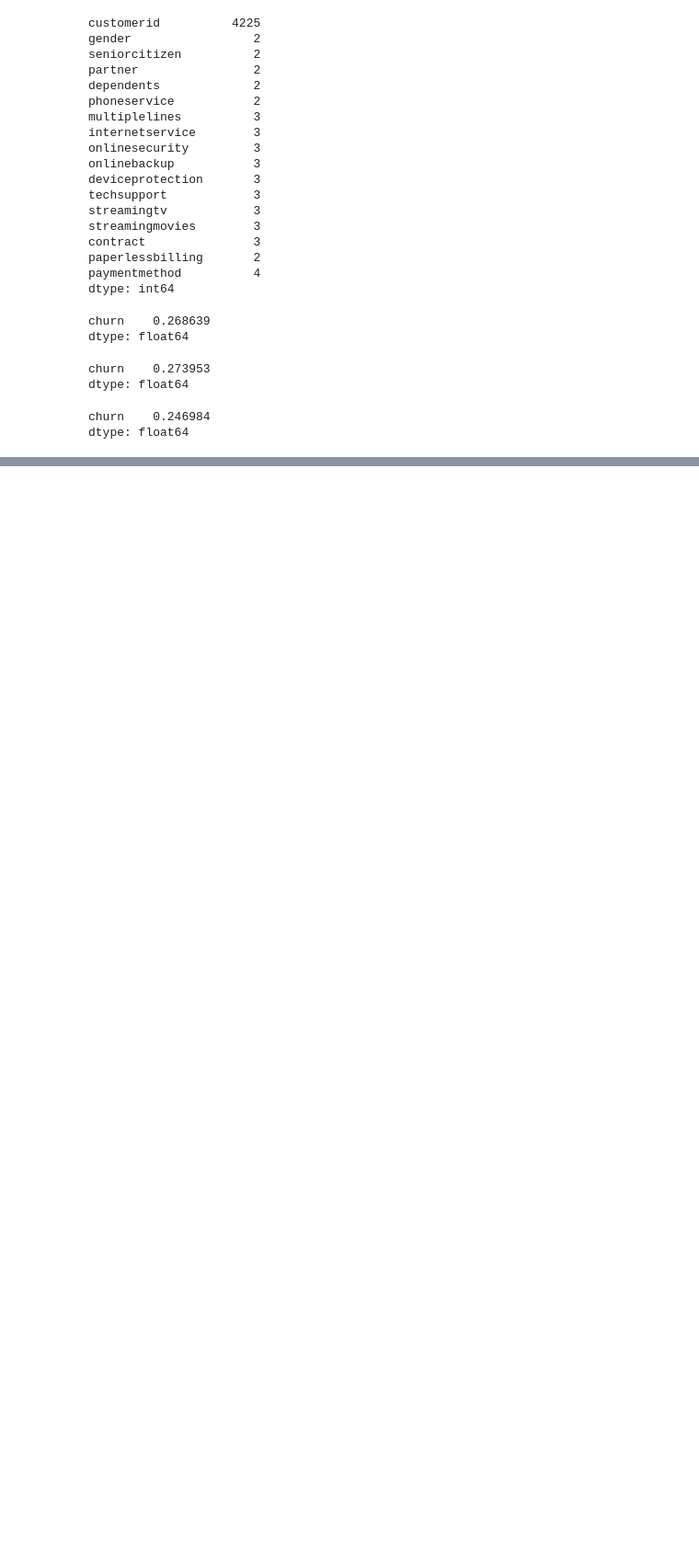
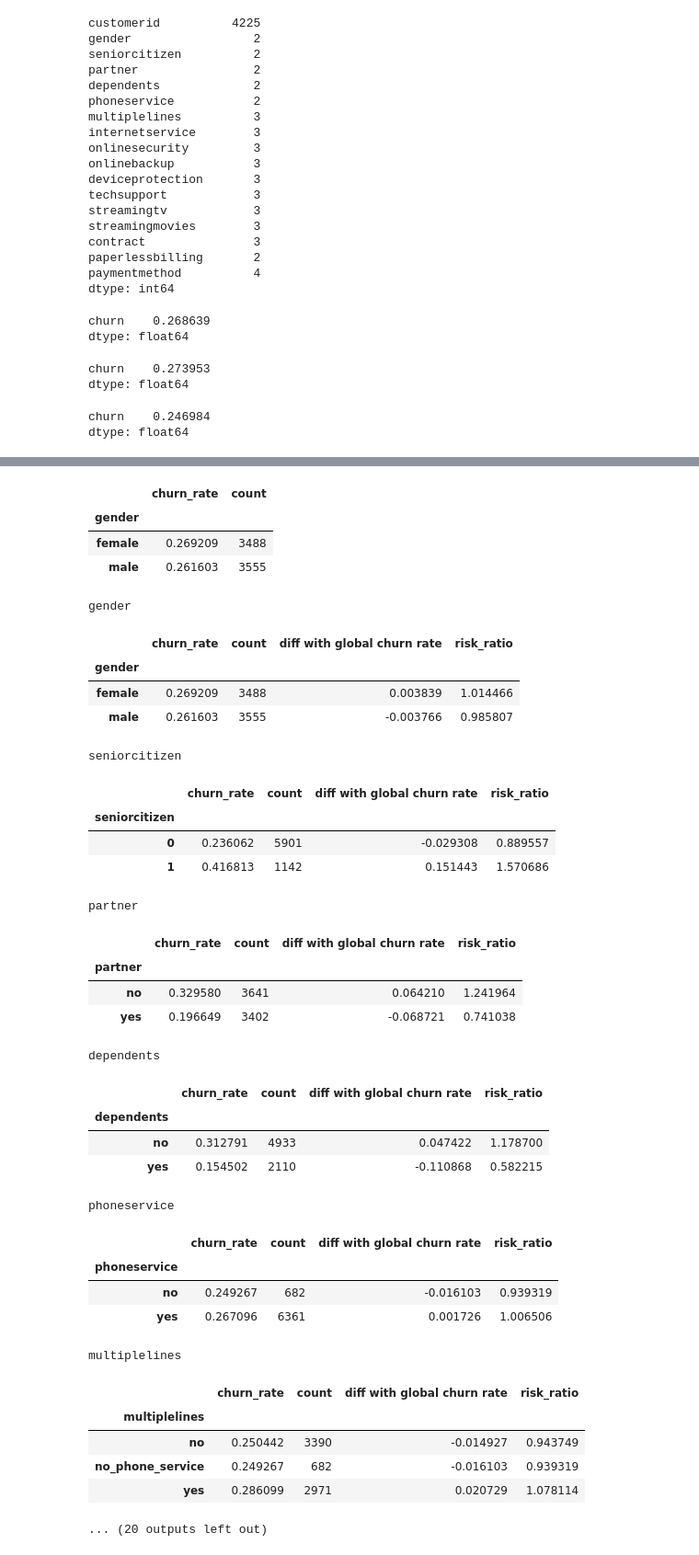
Before and after one commit to BALJAPALLIANSHUL/machine_learning_zoomcamp, a Jupyter notebook: 03-churn prediction/churn-prediction.ipynb, the cells around one changed output, grey strips where cells are left out. Shown at 92% size. Saved outputs shown, nothing was run; the diff lists cells and outputs as text; code cells hidden in the pictures; blank space fills up the shorter version.

Commit message:
Feature importance: Churn rate and risk ratio

```diff
--- a/03-churn prediction/churn-prediction.ipynb
+++ b/03-churn prediction/churn-prediction.ipynb
@@ -316,0 +335,2 @@ dtype: float64
+# %%
+global_churn = df.churn.mean()
@@ -316,0 +363,54 @@ dtype: float64
+# %%
+# pandas way of doing
+df_groupby_gender = df.groupby('gender').churn.agg(['mean','count'])
+df_groupby_gender.columns = df_groupby_gender.columns.str.replace('mean','churn_rate')
+df_groupby_gender
+# %% [output]
+|  | churn_rate | count |
+| gender |  |  |
+| female | 0.269209 | 3488 |
+| male | 0.261603 | 3555 |
+# %%
+from IPython.display import display
+for c in categorical:
+    if c is not 'customerid':
+        print(c)
+        df_groupby = df.groupby(c).churn.agg(['mean','count'])
+        df_groupby['diff with global churn rate'] = df_groupby['mean']-global_churn
+        df_groupby['risk_ratio'] = df_groupby['mean']/global_churn
+        df_groupby.columns = df_groupby.columns.str.replace('mean','churn_rate')
+        display(df_groupby)
+        print('\n\n')
+# %% [output]
+gender
+|  | churn_rate | count | diff with global churn rate | risk_ratio |
+| gender |  |  |  |  |
+| female | 0.269209 | 3488 | 0.003839 | 1.014466 |
+| male | 0.261603 | 3555 | -0.003766 | 0.985807 |
+seniorcitizen
+|  | churn_rate | count | diff with global churn rate | risk_ratio |
+| seniorcitizen |  |  |  |  |
+| 0 | 0.236062 | 5901 | -0.029308 | 0.889557 |
+| 1 | 0.416813 | 1142 | 0.151443 | 1.570686 |
+partner
+|  | churn_rate | count | diff with global churn rate | risk_ratio |
+| partner |  |  |  |  |
+| no | 0.329580 | 3641 | 0.064210 | 1.241964 |
+| yes | 0.196649 | 3402 | -0.068721 | 0.741038 |
+dependents
+|  | churn_rate | count | diff with global churn rate | risk_ratio |
+| dependents |  |  |  |  |
+| no | 0.312791 | 4933 | 0.047422 | 1.178700 |
+| yes | 0.154502 | 2110 | -0.110868 | 0.582215 |
+phoneservice
+|  | churn_rate | count | diff with global churn rate | risk_ratio |
+| phoneservice |  |  |  |  |
+| no | 0.249267 | 682 | -0.016103 | 0.939319 |
+| yes | 0.267096 | 6361 | 0.001726 | 1.006506 |
+multiplelines
+|  | churn_rate | count | diff with global churn rate | risk_ratio |
+| multiplelines |  |  |  |  |
+| no | 0.250442 | 3390 | -0.014927 | 0.943749 |
+| no_phone_service | 0.249267 | 682 | -0.016103 | 0.939319 |
+| yes | 0.286099 | 2971 | 0.020729 | 1.078114 |
+... (20 outputs left out)
```
Also changed, not shown: parts of 9 cells of this notebook.
